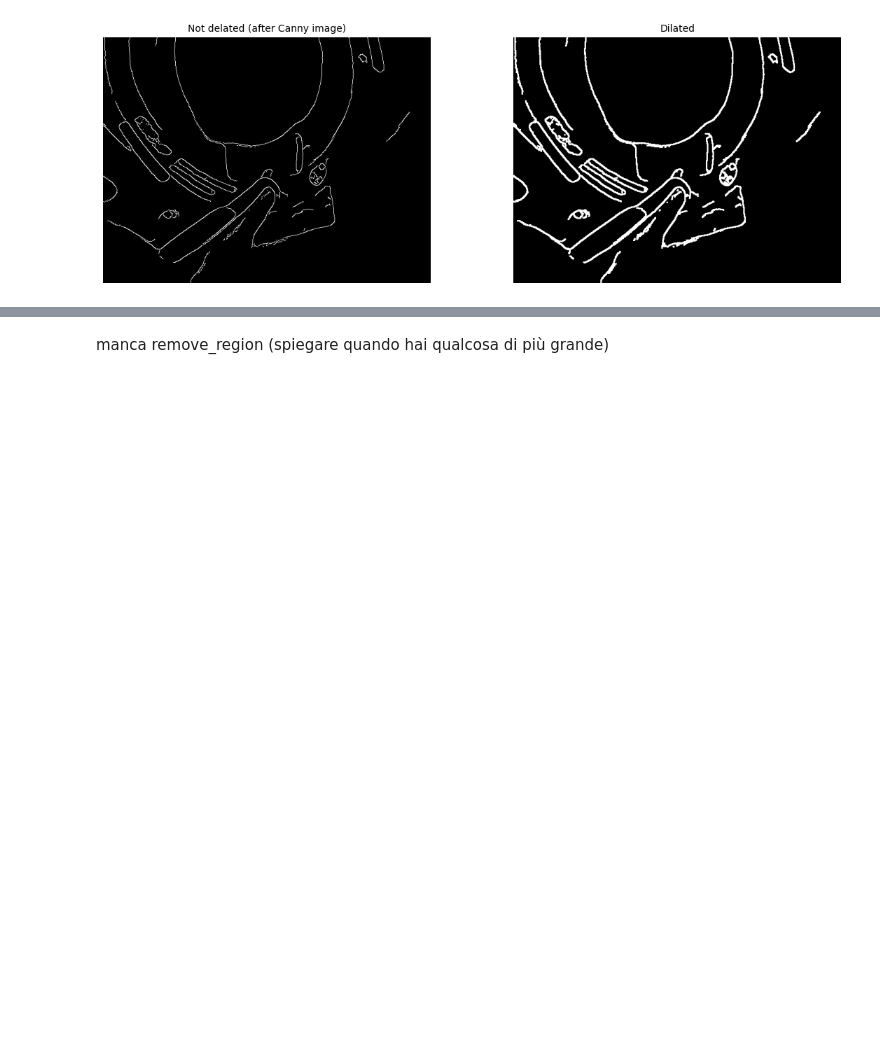
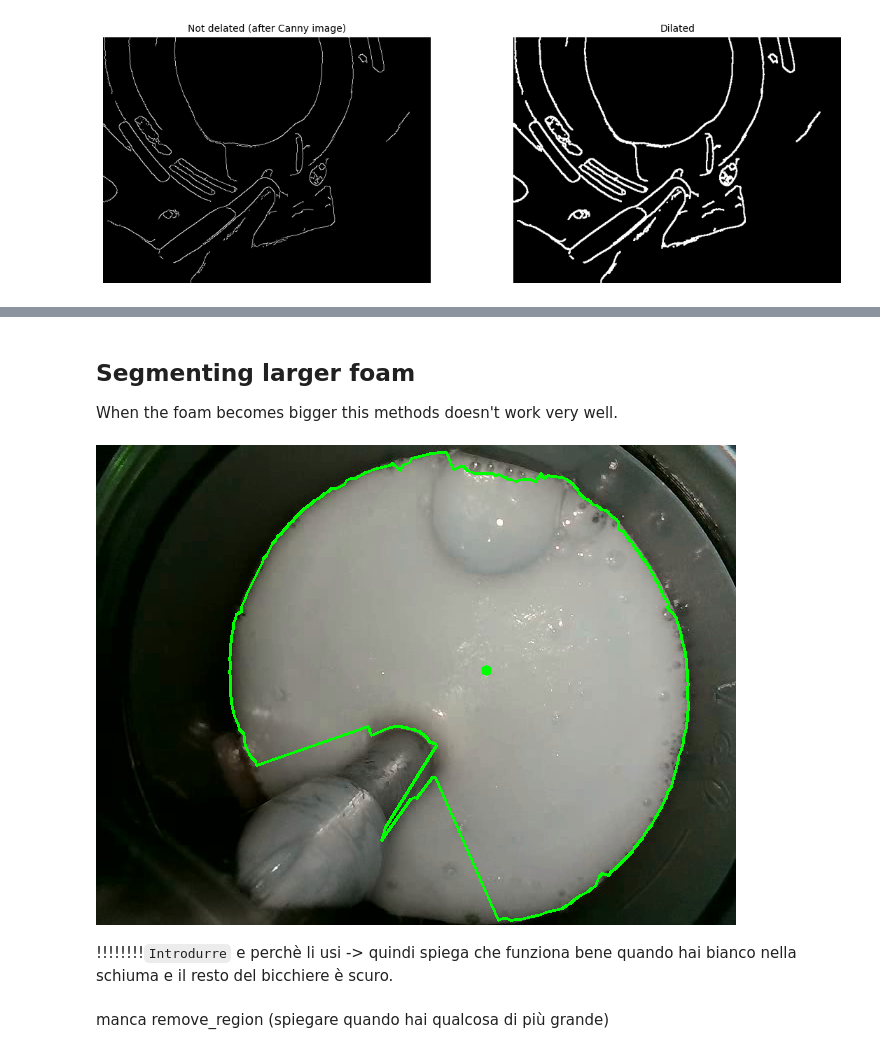
Before and after one commit to aledevv/beer-segmenter, a Jupyter notebook: beer_segmenter.ipynb, the cells around one changed output, grey strips where cells are left out. Drawn from its saved outputs; the diff is of its cells as text; code cells hidden in the pictures; blank space fills up the shorter version.

```diff
--- a/beer_segmenter.ipynb
+++ b/beer_segmenter.ipynb
@@ -198,3 +205,35 @@ error: OpenCV(4.11.0) /Users/xperience/GHA-Actions-OpenCV/_work/opencv-python/op
+# %% [markdown]
+## Segmenting larger foam
+
+When the foam becomes bigger this methods doesn't work very well.
+# %%
+frame = Image.open("frames/frame6.png") # frame with larger foam
+center = (390, 225)
+
+def load_and_preprocess_image(frame):
+    img = cv2.cvtColor(frame, cv2.COLOR_BGR2GRAY)
+    _, img = cv2.threshold(img, 200, 255, cv2.THRESH_TRUNC)
+    blurred = cv2.GaussianBlur(img, (13, 13), 0)
+    blurred = cv2.medianBlur(blurred, 15)
+    clahe = cv2.createCLAHE(clipLimit=1.8, tileGridSize=(4, 4))
+    blurred = clahe.apply(blurred)
+    edges = cv2.Canny(blurred, threshold1=30, threshold2=80)
+    return edges
+
+frame = np.array(frame)
+edges = load_and_preprocess_image(frame)
+
+dilated = cv2.dilate(edges, kernel, iterations=1)
+contours = find_inner_contour(dilated, center)
+
+frame = cv2.circle(frame, center, 5, (0, 255, 0), -2)
+frame = cv2.drawContours(frame, [contours], -1, (0, 255, 0), 2)
+frame = cv2.cvtColor(frame, cv2.COLOR_BGR2RGB)
+display(Image.fromarray(frame))
+# %% [output]
+[figure, added]
+# %% [markdown]
+!!!!!!!!`Introdurre` e perchè li usi -> quindi spiega che funziona bene quando hai bianco nella schiuma e il resto del bicchiere è scuro.
 # %% [markdown]
 manca remove_region (spiegare quando hai qualcosa di più grande)
 # %% [markdown]
```
Also changed, not shown: parts of 6 cells of this notebook, 1 other file.
